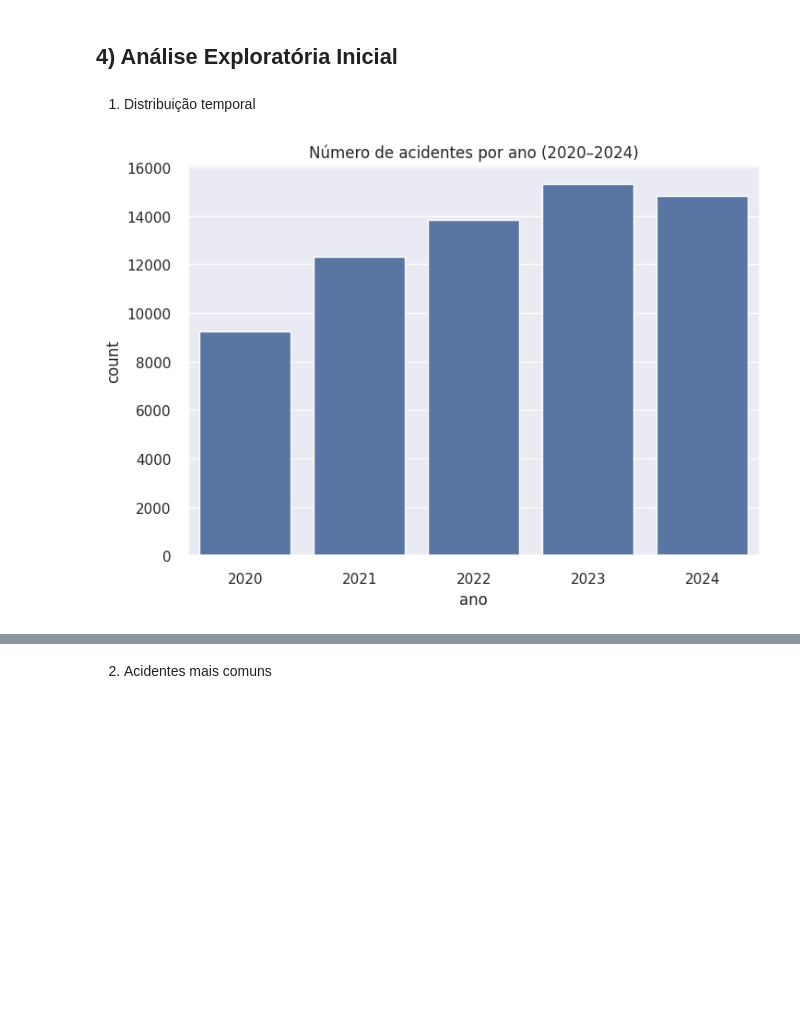
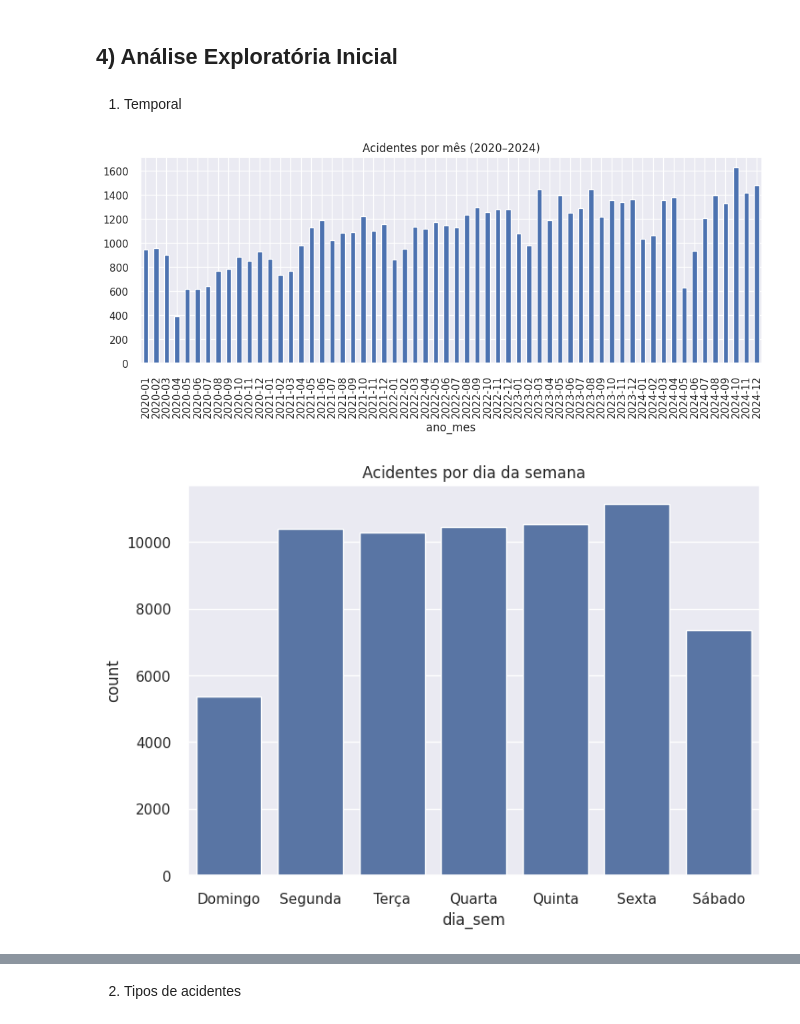
Before and after one commit to nandasiq/acidentes-poa, a Jupyter notebook: jupyter/01_exploracao.ipynb, the cells around one changed output, grey strips where cells are left out. Drawn from its saved outputs; the diff is of its cells as text; code cells hidden in the pictures; blank space fills up the shorter version.

```diff
--- a/jupyter/01_exploracao.ipynb
+++ b/jupyter/01_exploracao.ipynb
@@ -142,6 +142,12 @@ for c in col_str:
 # Transforma coluna 'hora' para timedelta
 df['hora'] = pd.to_timedelta(df['hora'], errors='coerce')
 
+# Normaliza nomes dos dias da semana
+df["dia_sem"] = (
+    df["dia_sem"]
+    .str.title()                           # Deixa só a primeira letra maiúscula
+    .str.replace("-Feira", "", regex=False) # Remove o sufixo "-Feira"
+)
 
 print("\nInformações após:")
 df.info()
@@ -187,11 +198,27 @@ df_2025.to_parquet("../dados/intermediarios/df_2025.parquet", index=False, engin
 # %% [markdown]
 ## 4) Análise Exploratória Inicial
 # %% [markdown]
-1) Distribuição temporal
+1) Temporal
 # %%
-df_20_24["ano"] = df_20_24["data"].dt.year
-sns.countplot(x="ano", data=df_20_24)
-plt.title("Número de acidentes por ano (2020–2024)")
+# Distribuição por ano e mês
+df_20_24["ano_mes"] = df_20_24["data"].dt.to_period("M")
+ax = df_20_24["ano_mes"].value_counts().sort_index().plot(kind="bar", figsize=(12,4))
+ax.set_title("Acidentes por mês (2020–2024)")
 plt.show()
+
+# Dias da semana
+dias_ordenados = ["Domingo", "Segunda", "Terça", "Quarta",
+                   "Quinta", "Sexta", "Sábado"]
+sns.countplot(x="dia_sem", data=df_20_24,
+              order=dias_ordenados)
+plt.title("Acidentes por dia da semana")
+plt.show()
+
+# Horário do dia
+sns.countplot(x="hora_int", data=df, order=range(24))
+plt.title("Distribuição de acidentes por hora do dia")
+plt.xlabel("Hora do dia")
+plt.show()
 # %% [output]
-[figure, old version]
+[figure, new version]
+[figure, added]
@@ -198,2 +226,2 @@ plt.show()
 # %% [markdown]
-2) Acidentes mais comuns
+2) Tipos de acidentes
```
Also changed, not shown: parts of 13 cells of this notebook, 3 other files.
